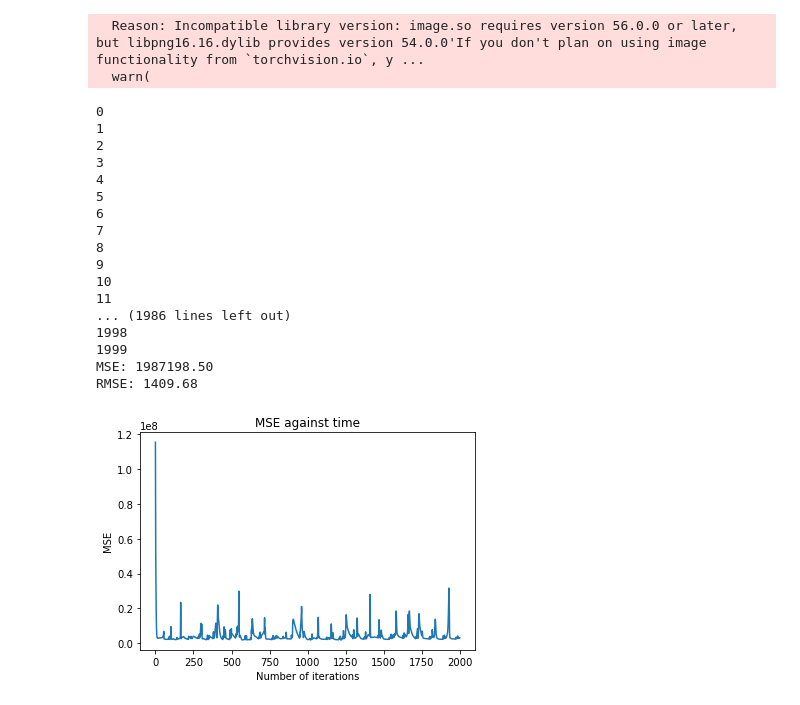
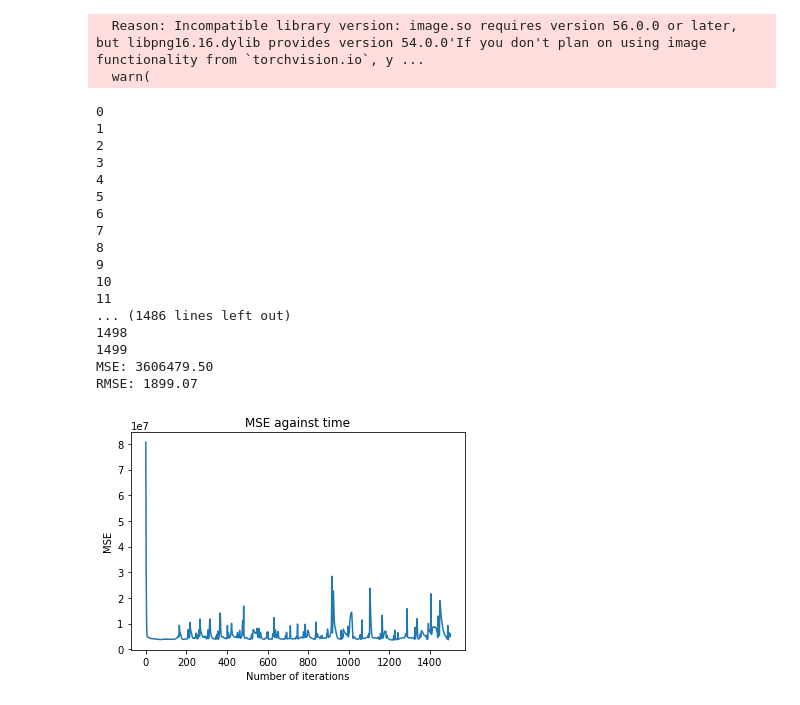
Before and after one commit to Nicklelodeon/Forecasters, a Jupyter notebook: src/ML.ipynb, the cells around one changed output. Drawn from its saved outputs; the diff is of its cells as text; code cells hidden in the pictures.

```diff
--- a/src/ML.ipynb
+++ b/src/ML.ipynb
@@ -50,7 +50,9 @@ model = nn.Sequential(
     nn.ReLU(),
     nn.Linear(100, 50),
     nn.ReLU(),
-    nn.Linear(50, 1)
+    nn.Linear(50, 25),
+    nn.ReLU(),
+    nn.Linear(25, 1)
 )
 # for param in model.parameters():
 #     param.requires_grad = True
@@ -59,7 +61,7 @@ model = nn.Sequential(
 loss_fn = nn.MSELoss()
 optimizer = optim.Adam(model.parameters(), lr=0.001)
 
-n_epochs = 2000  # number of epochs to run
+n_epochs = 1500  # number of epochs to run
 batch_size = 10  # size of each batch
 batch_start = torch.arange(0, len(X_train), batch_size)
 
@@ -100,39 +102,39 @@ for epoch in range(n_epochs):
         best_weights = copy.deepcopy(model.state_dict())
 
 # restore model and return best accuracy
 model.load_state_dict(best_weights)
 torch.save(model.state_dict(), "/Users/nicholas/Documents/Misc/internship A*STAR/Work/model.pt")
 new_pred = model(X_test)
 print("MSE: %.2f" % best_mse)
 print("RMSE: %.2f" % np.sqrt(best_mse))
 # plt.subplot(1, 2, 1)
 # plt.plot(predictions)
 # plt.subplot(1, 2, 2)
 plt.plot(history)
 plt.xlabel('Number of iterations')
 plt.ylabel('MSE')
 plt.title('MSE against time')
 
 plt.show()
 # %% [output]
 0
 1
 2
 3
 4
 5
 6
 7
 8
 9
 10
 11
-... (1986 lines left out)
-1998
-1999
-MSE: 1987198.50
-RMSE: 1409.68
+... (1486 lines left out)
+1498
+1499
+MSE: 3606479.50
+RMSE: 1899.07
-[figure, old version]
+[figure, new version]
 # %%
 data = pd.read_csv("./6_24months_US_car_data.csv")
 # data = pd.read_csv("./6_24months_mldata.csv")
```
Also changed, not shown: parts of 2 cells of this notebook, 3 other files.
